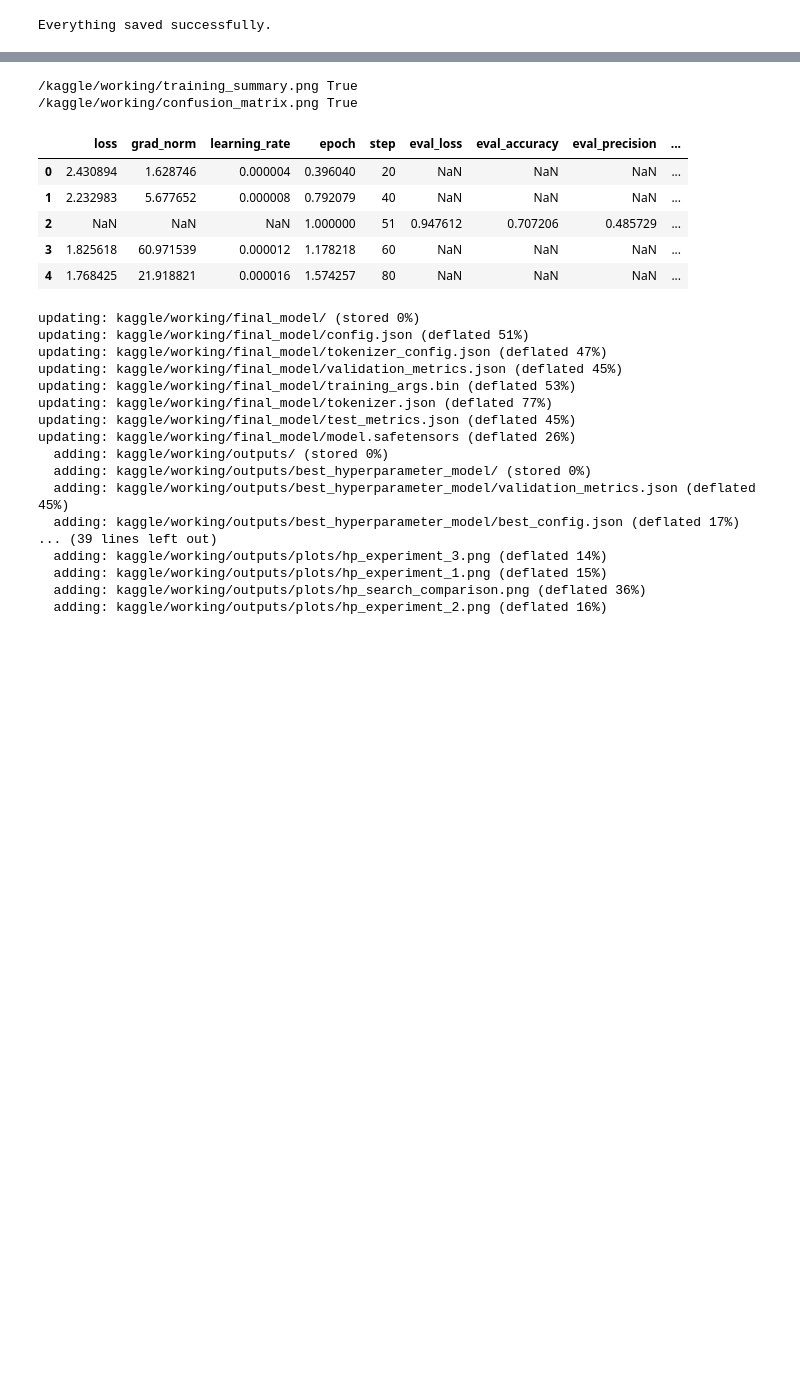
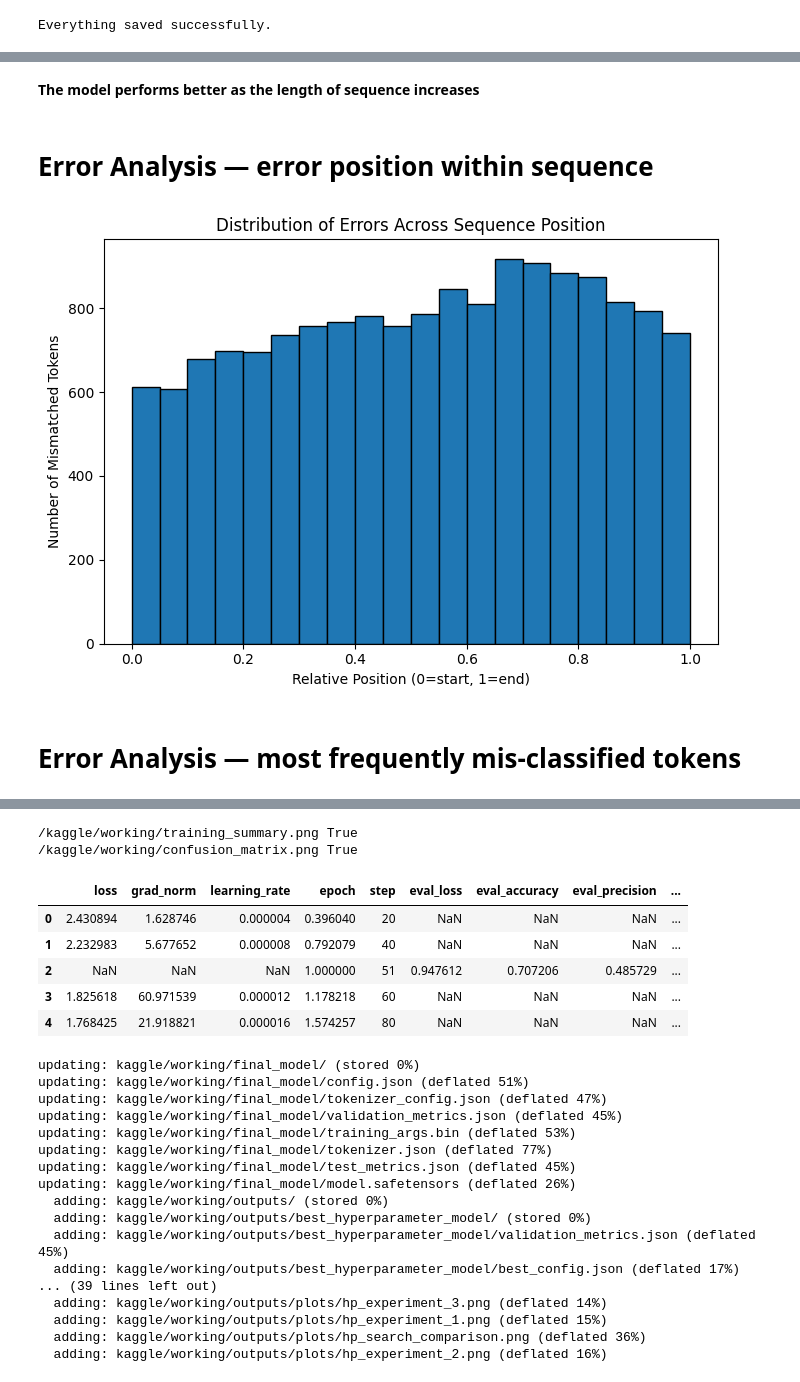
Before and after one commit to blurrydev/Group-9-DS-and-AI-Lab-Project, a Jupyter notebook: notebooks/hyperparameter_training.ipynb, the cells around one changed output, grey strips where cells are left out. Cells and saved outputs as stored; diff of their text form; code cells hidden in the pictures; blank space fills up the shorter version.

```diff
--- a/notebooks/hyperparameter_training.ipynb
+++ b/notebooks/hyperparameter_training.ipynb
@@ -1481,0 +1635,29 @@ plt.show()
+# %% [markdown]
+**The model performs better as the length of sequence increases**
+# %% [markdown]
+# Error Analysis — error position within sequence
+# %%
+relative_positions = []
+for i in range(len(labels)):
+    mask = labels[i] != -100
+    n = int(mask.sum())
+    if n < 2:
+        continue
+    valid_idx = np.where(mask)[0]
+    mismatches = valid_idx[labels[i][valid_idx] != preds_per_example[i][valid_idx]]
+    for m in mismatches:
+        rank = np.searchsorted(valid_idx, m)
+        relative_positions.append(rank / (n - 1))
+
+plt.figure(figsize=(7, 5))
+plt.hist(relative_positions, bins=20, edgecolor="black")
+plt.xlabel("Relative Position (0=start, 1=end)")
+plt.ylabel("Number of Mismatched Tokens")
+plt.title("Distribution of Errors Across Sequence Position")
+plt.tight_layout()
+plt.savefig("/kaggle/working/error_position_distribution.png", dpi=300)
+plt.show()
+# %% [output]
+[figure, added]
+# %% [markdown]
+# Error Analysis — most frequently mis-classified tokens
```
Also changed, not shown: parts of 30 cells of this notebook.
